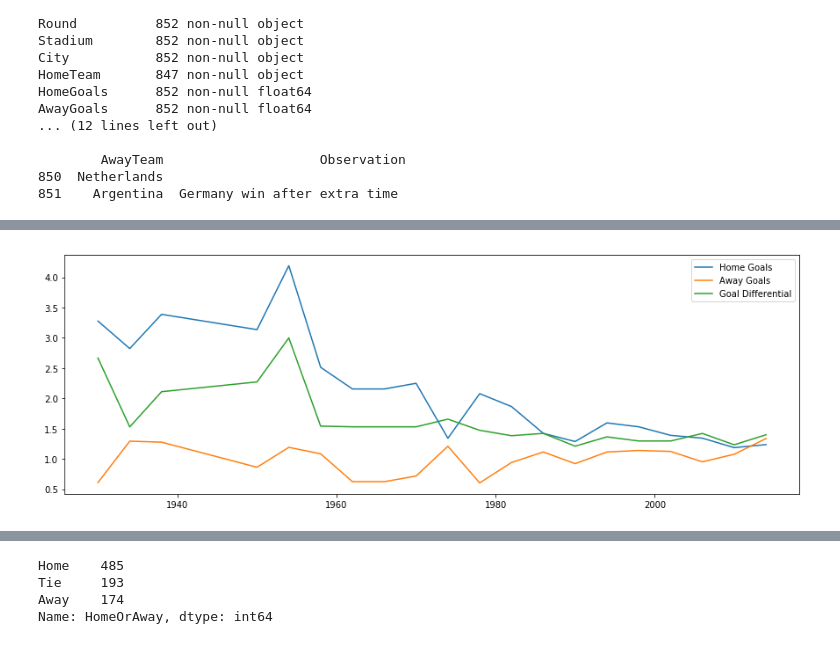
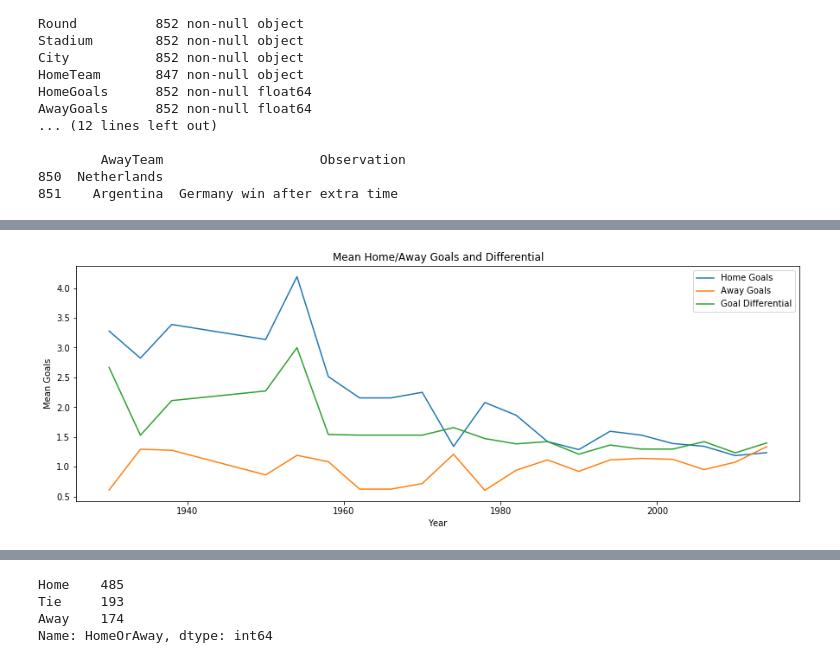
Before and after one commit to bitsops/Thinkful-DS, a Jupyter notebook: PrepCourse_Capstone_FIFAWorldCup.ipynb, the cells around one changed output, grey strips where cells are left out. Cells and saved outputs as stored; diff of their text form; code cells hidden in the pictures.

```diff
--- a/PrepCourse_Capstone_FIFAWorldCup.ipynb
+++ b/PrepCourse_Capstone_FIFAWorldCup.ipynb
@@ -189,10 +246,14 @@ dfMatches['Winner'] = winner
 # %%
 #Have matches been getting more competitive by looking at average goals by home and away teams as well as goal diff
 
 plt.figure(figsize=(15,5))
 plt.plot(dfMatches.groupby('Year').aggregate(np.mean))
 plt.legend(['Home Goals','Away Goals','Goal Differential'])
 
+plt.ylabel('Mean Goals')
+plt.xlabel('Year')
+plt.title('Mean Home/Away Goals and Differential')
+
 plt.show()
 # %% [output]
-[figure, old version]
+[figure, new version]
```
Also changed, not shown: parts of 24 cells of this notebook.
